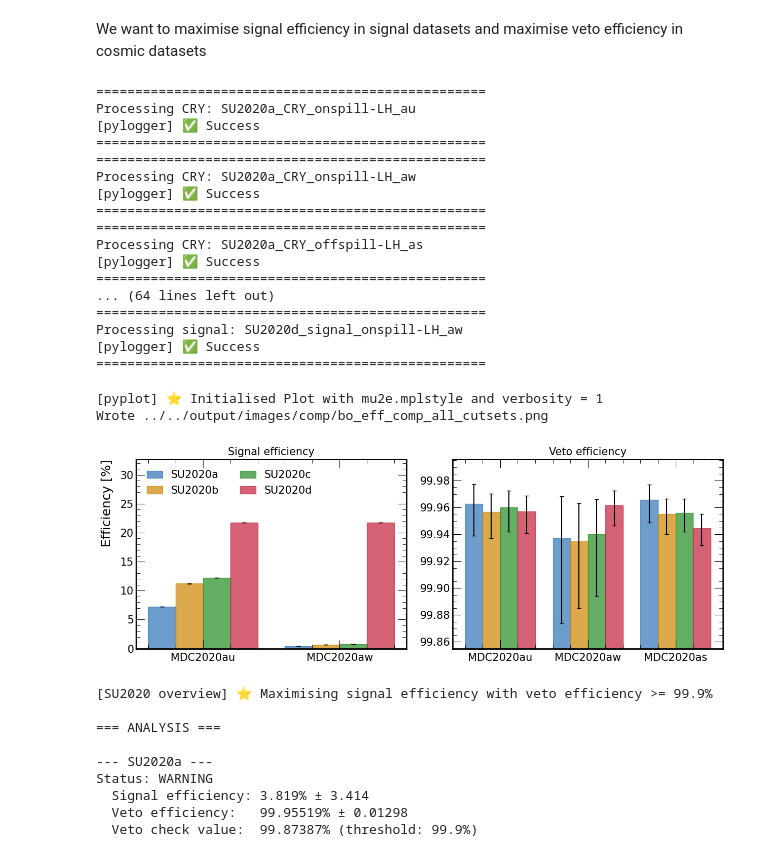
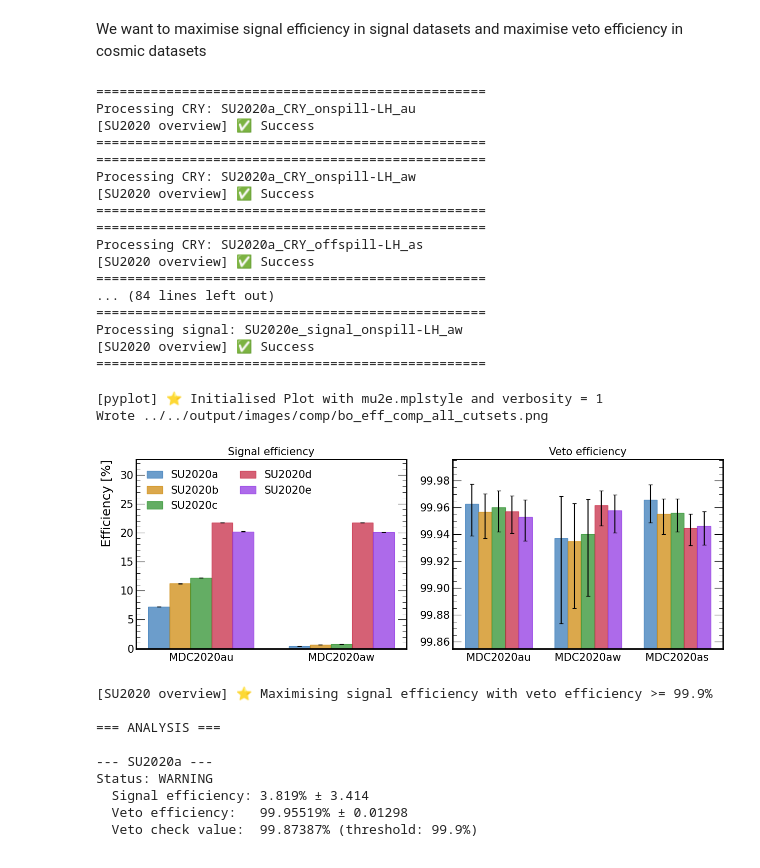
Before and after one commit to sam-grant/mu2e-cosmic, a Jupyter notebook: notebooks/comp/SU2020_overview.ipynb, the cells around one changed output. Saved outputs shown, nothing was run; the diff lists cells and outputs as text; code cells hidden in the pictures.

```diff
--- a/notebooks/comp/SU2020_overview.ipynb
+++ b/notebooks/comp/SU2020_overview.ipynb
@@ -59,6 +59,13 @@ ana_labels = {
         "SU2020d_CRY_offspill-LH_as",
         "SU2020d_signal_onspill-LH_au",
         "SU2020d_signal_onspill-LH_aw"
+    ],
+    "SU2020e" : [
+        "SU2020e_CRY_onspill-LH_au",
+        "SU2020e_CRY_onspill-LH_aw",
+        "SU2020e_CRY_offspill-LH_as",
+        "SU2020e_signal_onspill-LH_au",
+        "SU2020e_signal_onspill-LH_aw"
     ]
 }
 # %%
@@ -166,20 +173,20 @@ sig_eff_dict, veto_eff_dict = get_eff(results)
 # %% [output]
 ==================================================
 Processing CRY: SU2020a_CRY_onspill-LH_au
-[pylogger] ✅ Success
+[SU2020 overview] ✅ Success
 ==================================================
 ==================================================
 Processing CRY: SU2020a_CRY_onspill-LH_aw
-[pylogger] ✅ Success
+[SU2020 overview] ✅ Success
 ==================================================
 ==================================================
 Processing CRY: SU2020a_CRY_offspill-LH_as
-[pylogger] ✅ Success
+[SU2020 overview] ✅ Success
 ==================================================
-... (64 lines left out)
+... (84 lines left out)
 ==================================================
-Processing signal: SU2020d_signal_onspill-LH_aw
-[pylogger] ✅ Success
+Processing signal: SU2020e_signal_onspill-LH_aw
+[SU2020 overview] ✅ Success
 ==================================================
 # %%
 import matplotlib.pyplot as plt
@@ -191,18 +198,18 @@ fig, (ax1, ax2) = plt.subplots(1, 2, figsize=(6.4*2, 4.8))
 
 # Signal efficiency - plot all cutsets (a, b, c, d)
 sig_labels = ["MDC2020au", "MDC2020aw"]  # Only au and aw have signal data
-cutsets = ["SU2020a", "SU2020b", "SU2020c", "SU2020d"]
-colors = ["#2E74B5", "#CC8400", "#228B22", "#C41E3A"]  # Different colors for each cutset
+cutsets = ["SU2020a", "SU2020b", "SU2020c", "SU2020d", "SU2020e"]
+colors = ["#2E74B5", "#CC8400", "#228B22", "#C41E3A", "#8A2BE2"]  # Different colors for each cutset
 
 x = np.arange(len(sig_labels))
-width = 0.2  # Narrower bars to fit 4 cutsets
+width = 0.15  # Narrower bars to fit 4 cutsets
 
 for i, cutset in enumerate(cutsets):
     sig_effs = [data["sig_eff"] for data in sig_eff_dict[cutset].values()]
     sig_errs = np.array([[data["sig_eff_err"][0] for data in sig_eff_dict[cutset].values()],
                         [data["sig_eff_err"][1] for data in sig_eff_dict[cutset].values()]])
 
-    offset = (i - 1.5) * width  # Center the 4 bars around each x position
+    offset = (i - 2.0) * width  # Center the 4 bars around each x position
     ax1.bar(x + offset, sig_effs, width, yerr=sig_errs, capsize=3,
             color=colors[i], alpha=0.7, edgecolor=colors[i], label=cutset) # #,
             # label=cutset.replace("SU2020", ""))
@@ -214,44 +221,47 @@ ax1.set_title("Signal efficiency")
 ax1.legend(ncols=2, loc="upper left")
 ax1.set_ylim(0, max([max([data["sig_eff"] for data in sig_eff_dict[cutset].values()])
                     for cutset in cutsets]) * 1.5)
+ax1.tick_params(axis='x', which='both', length=0)
 
 # Veto efficiency - plot all cutsets (a, b, c, d)
 veto_labels = ["MDC2020au", "MDC2020aw", "MDC2020as"]  # All three have veto data
 
 x = np.arange(len(veto_labels))
-width = 0.2  # Narrower bars to fit 4 cutsets
+width = 0.15  # Narrower bars to fit 4 cutsets
 
 for i, cutset in enumerate(cutsets):
     veto_effs = [data["veto_eff"] for data in veto_eff_dict[cutset].values()]
     veto_errs = np.array([[data["veto_eff_err"][0] for data in veto_eff_dict[cutset].values()],
                          [data["veto_eff_err"][1] for data in veto_eff_dict[cutset].values()]])
 
-    offset = (i - 1.5) * width  # Center the 4 bars around each x position
+    offset = (i - 2.0) * width  # Center the 4 bars around each x position
     ax2.bar(x + offset, veto_effs, width, yerr=veto_errs, capsize=3,
             color=colors[i], alpha=0.7, edgecolor=colors[i], label=cutset) # .replace("SU2020", ""))
 
 ax2.set_xticks(x)
 ax2.set_xticklabels(veto_labels)
 # ax2.set_ylabel("Efficiency [%]")
 ax2.set_title("Veto efficiency")
 # ax2.legend()
 
 # Set y-axis limits for veto efficiency (they"re typically very high, around 99.9%)
 veto_min = min([min([data["veto_eff"] for data in veto_eff_dict[cutset].values()])
                for cutset in cutsets])
 veto_max = max([max([data["veto_eff"] for data in veto_eff_dict[cutset].values()])
                for cutset in cutsets])
 ax2.set_ylim(veto_min * 0.9992, veto_max * 1.0003)
+ax2.tick_params(axis='x', which='both', length=0)
 
 plt.tight_layout()
+
 out_path = "../../output/images/comp/bo_eff_comp_all_cutsets.png"
 plt.savefig(out_path, dpi=300)
 print(f"Wrote {out_path}")
 plt.show()
 # %% [output]
 [pyplot] ⭐️ Initialised Plot with mu2e.mplstyle and verbosity = 1
 Wrote ../../output/images/comp/bo_eff_comp_all_cutsets.png
-[figure, old version]
+[figure, new version]
 # %%
 def get_optimal_cutset(sig_eff_dict, veto_eff_dict, veto_threshold=99.9, include_errors=True, out_path = None):
     """
```
Also changed, not shown: parts of 2 cells of this notebook.
